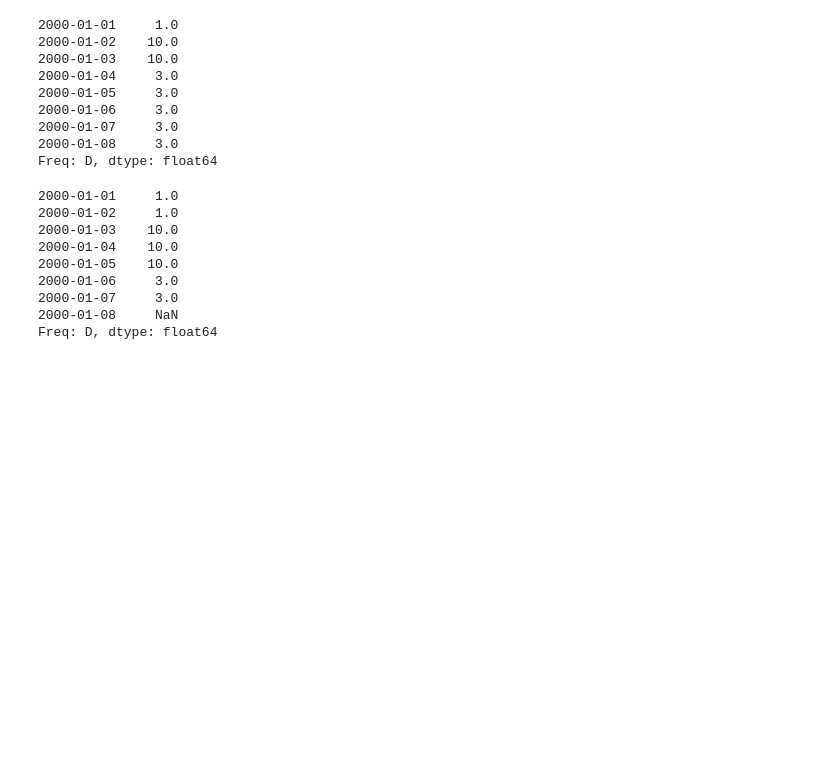
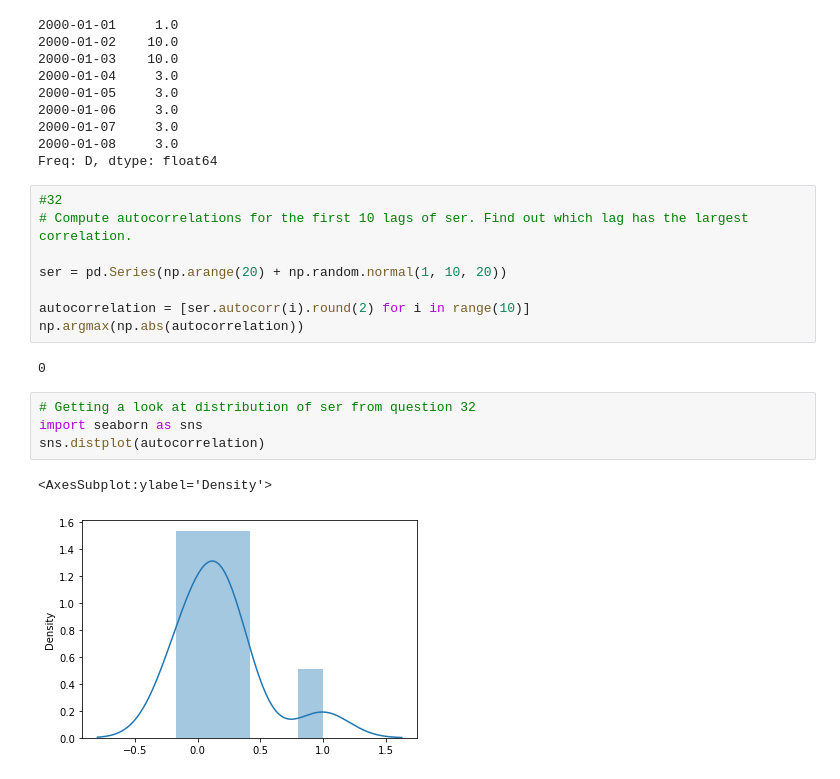
Before and after one commit to ian-james-johnson/numpy_pandas_visualization_exercises, a Jupyter notebook: 101_pandas_exercises.ipynb, the cells around one changed output. Saved outputs shown, nothing was run; the diff lists cells and outputs as text; blank space fills up the shorter version.

```diff
--- a/101_pandas_exercises.ipynb
+++ b/101_pandas_exercises.ipynb
@@ -516,13 +516,19 @@ ser.resample('D').bfill().ffill()
 2000-01-08     3.0
 Freq: D, dtype: float64
 # %%
+#32
+# Compute autocorrelations for the first 10 lags of ser. Find out which lag has the largest correlation.
+
+ser = pd.Series(np.arange(20) + np.random.normal(1, 10, 20))
+
+autocorrelation = [ser.autocorr(i).round(2) for i in range(10)]
+np.argmax(np.abs(autocorrelation))
 # %% [output]
-2000-01-01     1.0
-2000-01-02     1.0
-2000-01-03    10.0
-2000-01-04    10.0
-2000-01-05    10.0
-2000-01-06     3.0
-2000-01-07     3.0
-2000-01-08     NaN
-Freq: D, dtype: float64
+0
+# %%
+# Getting a look at distribution of ser from question 32
+import seaborn as sns
+sns.distplot(autocorrelation)
+# %% [output]
+<AxesSubplot:ylabel='Density'>
+[figure, added]
```
